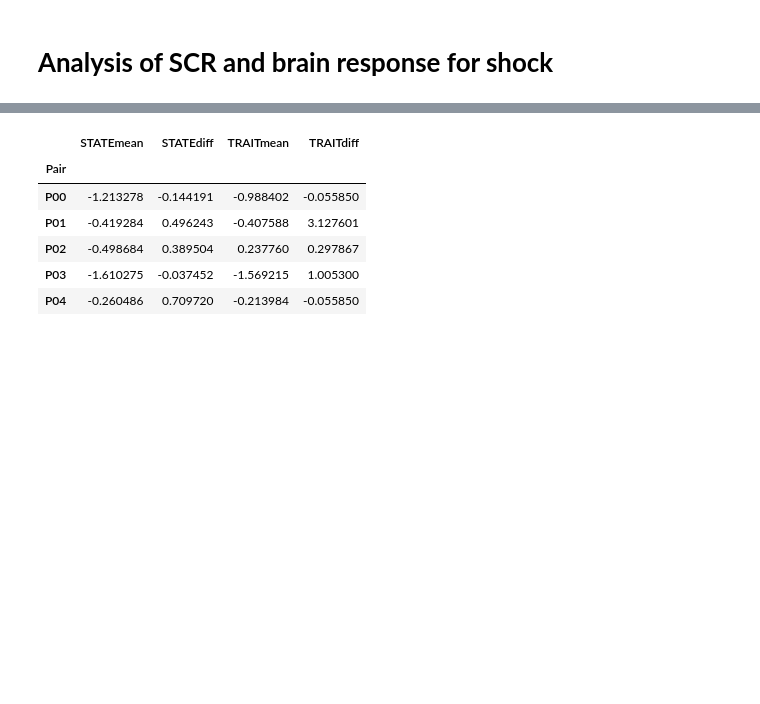
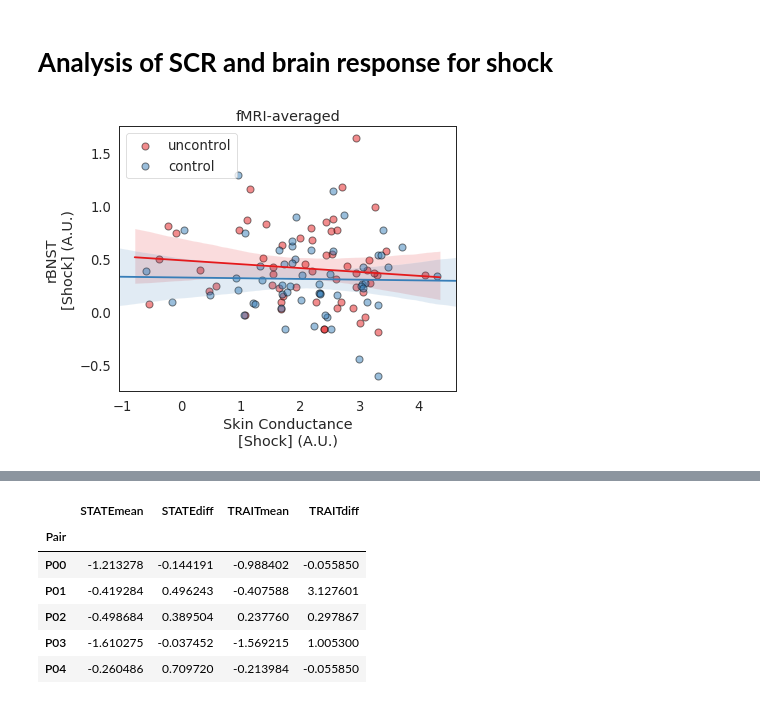
Before and after one commit to chirag90in/eCON_old, a Jupyter notebook: eCON/06b-SCR_analysis.ipynb, the cells around one changed output, grey strips where cells are left out. Cells and saved outputs as stored; diff of their text form; code cells hidden in the pictures; blank space fills up the shorter version.

```diff
--- a/eCON/06b-SCR_analysis.ipynb
+++ b/eCON/06b-SCR_analysis.ipynb
@@ -55,0 +61,19 @@ for i, row in yoked.iterrows():
+# %%
+cmap = plt.get_cmap('Set1')
+def plot_SCR_ROI_corr(roi):
+    fig = plt.figure(figsize=(6,5))
+    sns.regplot('SCR',roi,df[df['Group']=='uncontrol'],color=cmap.colors[0],
+                scatter_kws={'edgecolors':'black','s':50,'alpha':0.5,'color':cmap.colors[0]},label='uncontrol',robust=True)
+    sns.regplot('SCR',roi,df[df['Group']=='control'],color=cmap.colors[1],
+                scatter_kws= {'edgecolors':'black','s':50,'alpha':0.5,'color':cmap.colors[1]},label='control',robust=True)
+    plt.xlabel('Skin Conductance\n[Shock] (A.U.)')
+    plt.ylabel('{}\n[Shock] (A.U.)'.format(roi))
+    plt.ylim(-0.75,1.75)
+    plt.title('fMRI-averaged')
+    plt.legend()
+    plt.tight_layout()
+    plt.savefig(join(eCON,'scripts/tmp_preproc2/figures/{}_SCR_correlation_fmri.png').format(roi),dpi=600)
+# %%
+plot_SCR_ROI_corr('rBNST')
+# %% [output]
+[figure, added]
```
Also changed, not shown: parts of 20 cells of this notebook, 1 other file.
